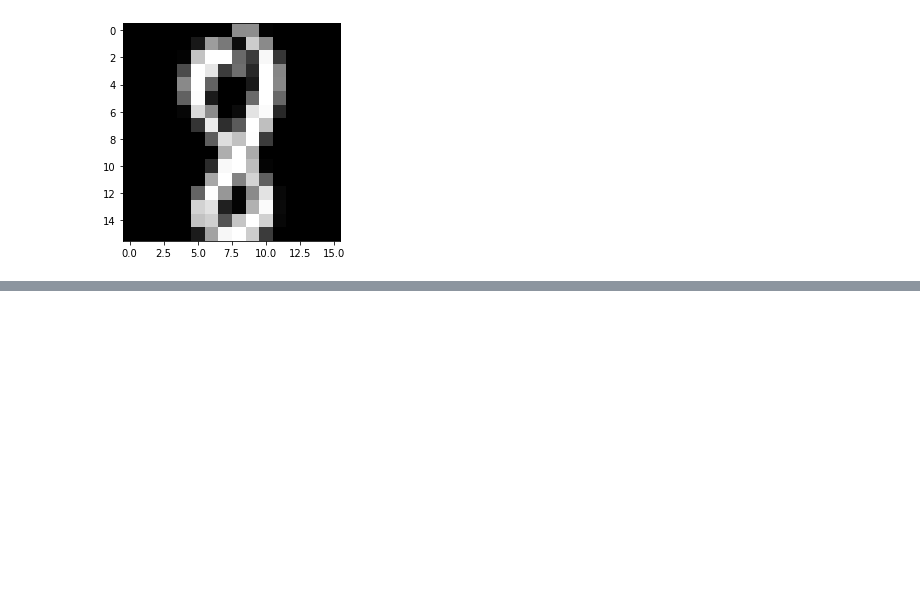
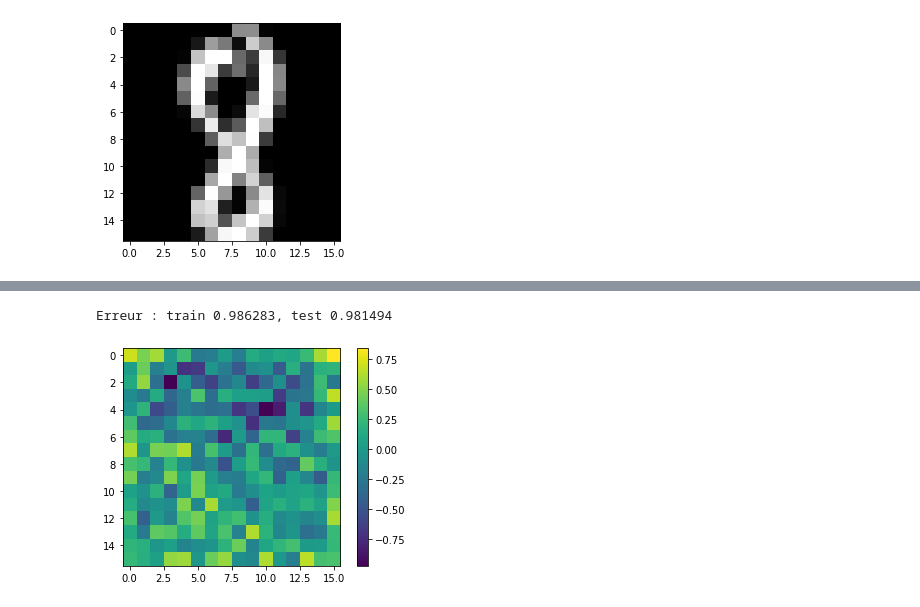
Before and after one commit to ghadaFerjani97/ML, a Jupyter notebook: tme3/tme3.ipynb, the cells around one changed output, grey strips where cells are left out. Saved outputs shown, nothing was run; the diff lists cells and outputs as text; code cells hidden in the pictures; blank space fills up the shorter version.

```diff
--- a/tme3/tme3.ipynb
+++ b/tme3/tme3.ipynb
@@ -277,0 +325,15 @@ AttributeError: 'Lineaire' object has no attribute 'getWeights'
+# %%
+perceptron6 = Lineaire(hinge,hinge_g,max_iter=1000,eps=0.1)
+perceptron6.fit(data6_train,data6_train_labels)
+print("Erreur : train %f, test %f"% (perceptron6.score(data6_train,data6_train_labels),perceptron6.score(data6_test,data6_test_labels)))
+# %% [output]
+Erreur : train 0.986283, test 0.981494
+# %%
+w = perceptron6.getWeights()
+weights = w[0][0:256].reshape((16,16))
+#print(weights.shape)
+plt.imshow(weights)
+plt.colorbar()
+plt.show()
+# %% [output]
+[figure, added]
```
Also changed, not shown: parts of 14 cells of this notebook.
